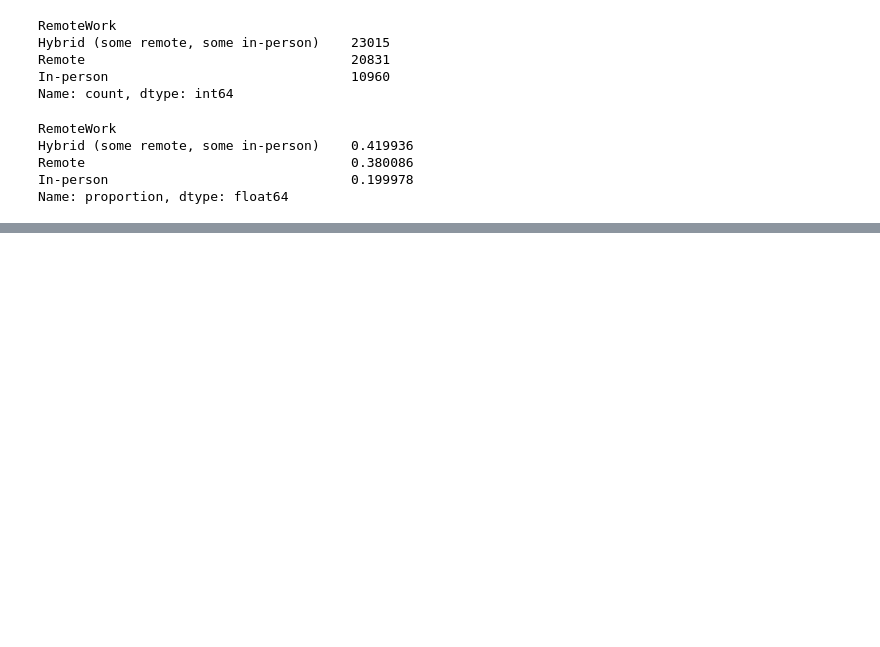
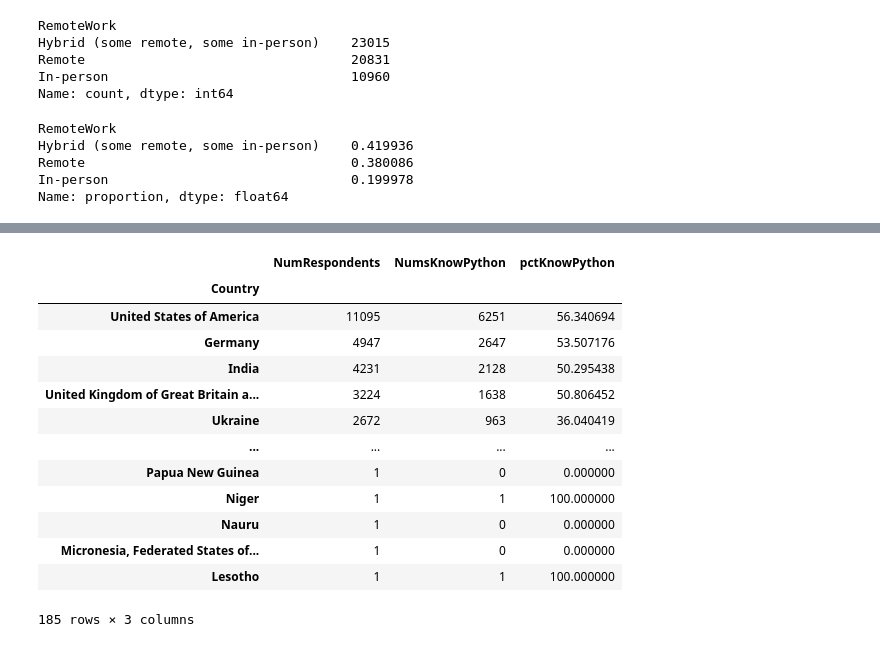
Before and after one commit to kareem121004/PythonDataScienceHub, a Jupyter notebook: Pandas/Pandas_Tutorial.ipynb, the cells around one changed output, grey strips where cells are left out. Cells and saved outputs as stored; diff of their text form; code cells hidden in the pictures; blank space fills up the shorter version.

```diff
--- a/Pandas/Pandas_Tutorial.ipynb
+++ b/Pandas/Pandas_Tutorial.ipynb
@@ -1151,0 +1269,4 @@ Name: proportion, dtype: float64
+# %%
+# Getting the percentage of people who know python in each Country
+country_respondents = df["Country"].value_counts() # here we get the total number of respondents from each Country
+country_respondents
@@ -1151,0 +1287,2 @@ Name: proportion, dtype: float64
+# %%
+country_uses_python = Country_grp["LanguageHaveWorkedWith"].apply(lambda x : x.str.contains("Python").sum())
@@ -1151,0 +1330,20 @@ Name: proportion, dtype: float64
+# %%
+# Percentage = (part / whole) * 100
+
+python_df["pctKnowPython"] = (python_df["NumsKnowPython"] / python_df["NumRespondents"]) *100
+python_df
+# %% [output]
+|  | NumRespondents | NumsKnowPython | pctKnowPython |
+| Country |  |  |  |
+| United States of America | 11095 | 6251 | 56.340694 |
+| Germany | 4947 | 2647 | 53.507176 |
+| India | 4231 | 2128 | 50.295438 |
+| United Kingdom of Great Britain a... | 3224 | 1638 | 50.806452 |
+| Ukraine | 2672 | 963 | 36.040419 |
+| ... | ... | ... | ... |
+| Papua New Guinea | 1 | 0 | 0.000000 |
+| Niger | 1 | 1 | 100.000000 |
+| Nauru | 1 | 0 | 0.000000 |
+| Micronesia, Federated States of... | 1 | 0 | 0.000000 |
+| Lesotho | 1 | 1 | 100.000000 |
+185 rows × 3 columns
```
Also changed, not shown: parts of 17 cells of this notebook.
